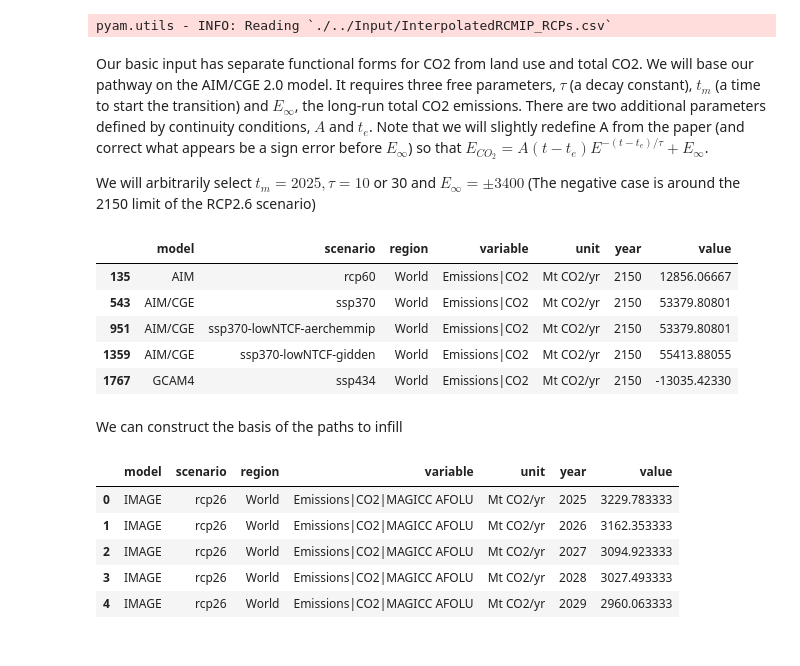
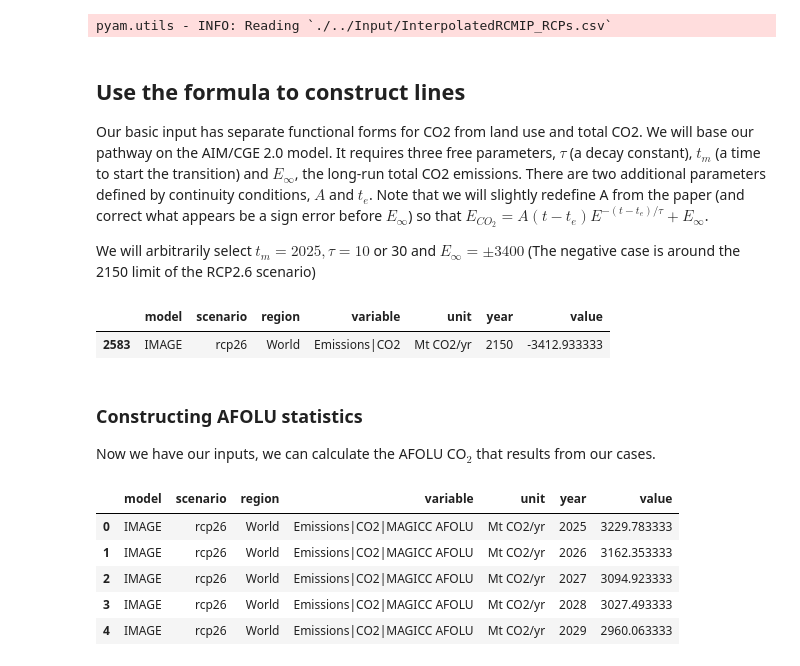
Before and after one commit to GranthamImperial/silicone_examples, a Jupyter notebook: notebooks/Infill_stylised_path.ipynb, the cells around one changed output. Saved outputs shown, nothing was run; the diff lists cells and outputs as text; code cells hidden in the pictures.

```diff
--- a/notebooks/Infill_stylised_path.ipynb
+++ b/notebooks/Infill_stylised_path.ipynb
@@ -43,25 +43,23 @@ rcmip_df = pyam.IamDataFrame(rcmip_file)
 # %% [output]
 pyam.utils - INFO: Reading `./../Input/InterpolatedRCMIP_RCPs.csv`
 # %% [markdown]
+## Use the formula to construct lines
 Our basic input has separate functional forms for CO2 from land use and total CO2. We will base our pathway on the AIM/CGE 2.0 model. It requires three free parameters, $\tau$ (a decay constant), $t_m$ (a time to start the transition) and $E_\infty$, the long-run total CO2 emissions. There are two additional parameters defined by continuity conditions, $A$ and $t_e$. Note that we will slightly redefine A from the paper (and correct what appears be a sign error before $E_\infty$) so that $E_{CO_2} = A(t-t_e)E^{-(t-t_e)/\tau}+E_\infty$.
 
 We will arbitrarily select $t_m = 2025, \tau = 10$ or 30 and $E_\infty = \pm 3400$ (The negative case is around the 2150 limit of the RCP2.6 scenario)
 # %%
-rcmip_df.filter(variable="Emissions|CO2", year=2150).data.head()
+rcmip_df.filter(variable="Emissions|CO2", year=2150, scenario="rcp26").data
 # %% [output]
 |  | model | scenario | region | variable | unit | year | value |
-| 135 | AIM | rcp60 | World | Emissions|CO2 | Mt CO2/yr | 2150 | 12856.06667 |
-| 543 | AIM/CGE | ssp370 | World | Emissions|CO2 | Mt CO2/yr | 2150 | 53379.80801 |
-| 951 | AIM/CGE | ssp370-lowNTCF-aerchemmip | World | Emissions|CO2 | Mt CO2/yr | 2150 | 53379.80801 |
-| 1359 | AIM/CGE | ssp370-lowNTCF-gidden | World | Emissions|CO2 | Mt CO2/yr | 2150 | 55413.88055 |
-| 1767 | GCAM4 | ssp434 | World | Emissions|CO2 | Mt CO2/yr | 2150 | -13035.42330 |
+| 2583 | IMAGE | rcp26 | World | Emissions|CO2 | Mt CO2/yr | 2150 | -3412.933333 |
 # %%
 taus = [10, 30]
 t_m = 2025
 E_infs = [3400, -3400]
 t_max = 2100
-# %% [markdown]
-We can construct the basis of the paths to infill
+# %% [markdown]
+### Constructing AFOLU statistics
+Now we have our inputs, we can calculate the AFOLU CO$_2$ that results from our cases.
 # %%
 AFOLU = "Emissions|CO2|MAGICC AFOLU"
 construct = rcmip_df.filter(scenario="rcp85", year=range(t_m))
```
Also changed, not shown: parts of 2 cells of this notebook, 1 other file.
